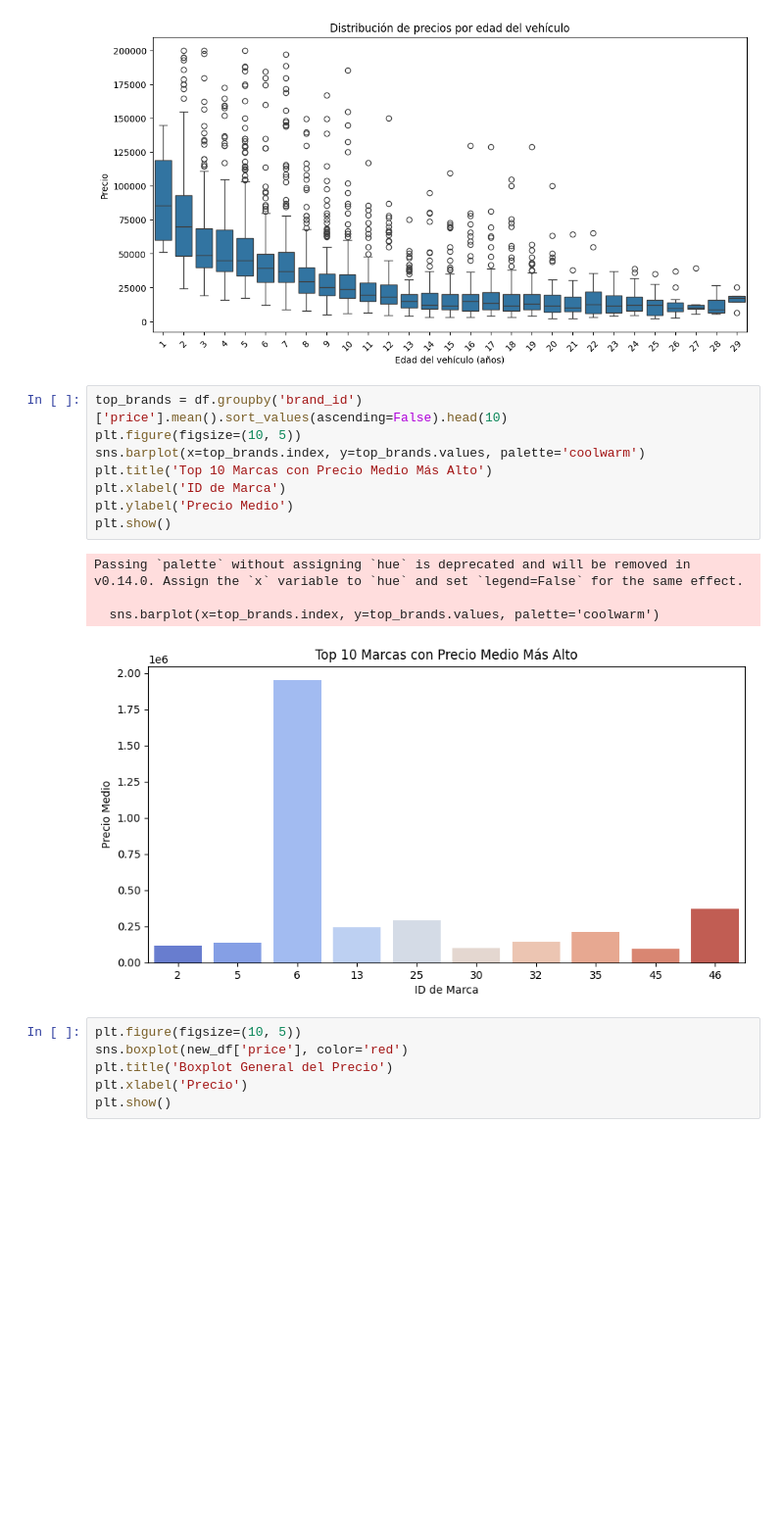
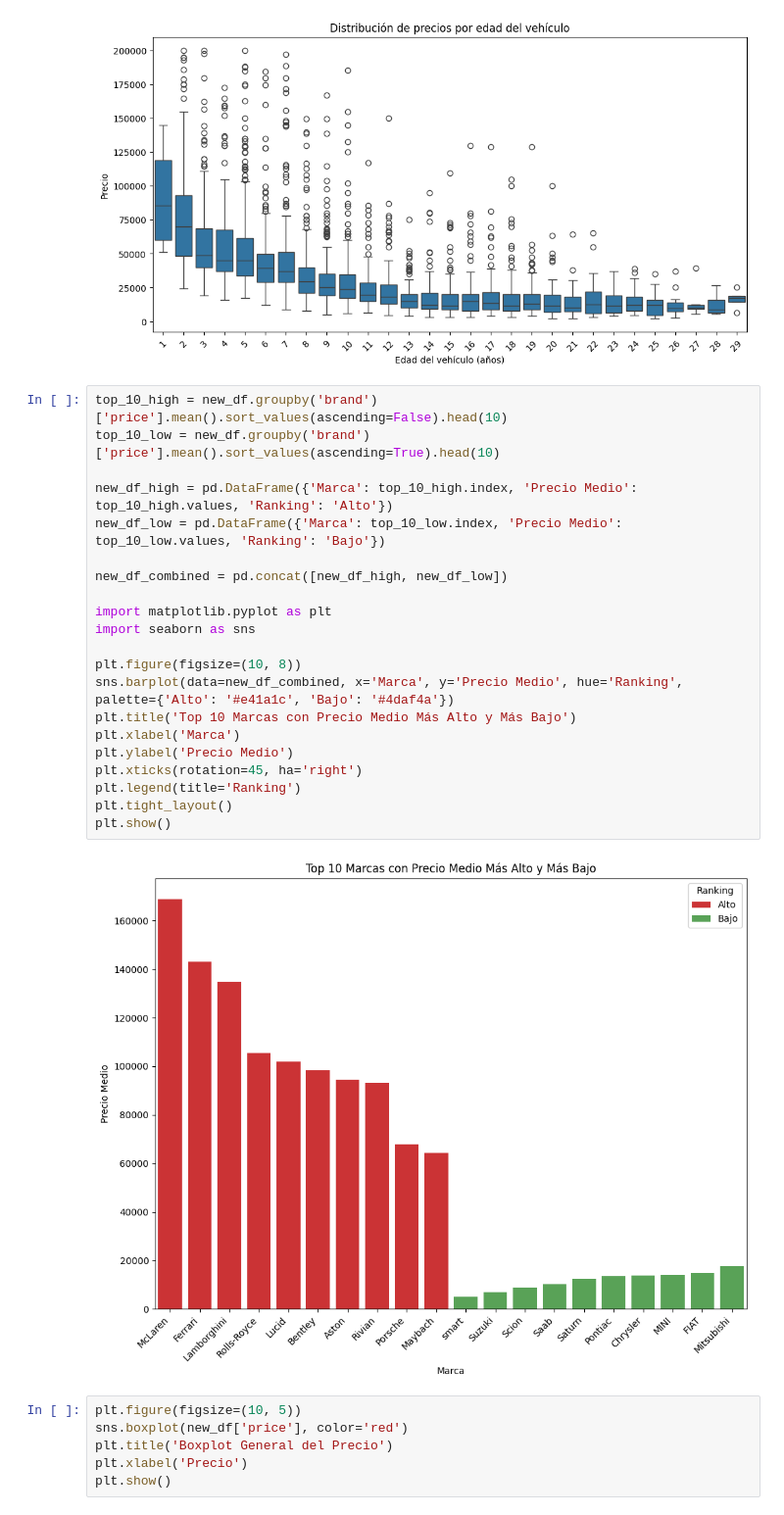
Before and after one commit to mariasuescum/Regression-of-Used-Car-Prices-Project, a Jupyter notebook: used-cars.ipynb, the cells around one changed output. Shown at 98% size. Drawn from its saved outputs; the diff is of its cells as text; blank space fills up the shorter version.

```diff
--- a/used-cars.ipynb
+++ b/used-cars.ipynb
@@ -739,19 +739,29 @@ plt.xticks(rotation=45)
 plt.show()
 # %% [output]
 [figure]
-# %%
-top_brands = df.groupby('brand_id')['price'].mean().sort_values(ascending=False).head(10)
-plt.figure(figsize=(10, 5))
-sns.barplot(x=top_brands.index, y=top_brands.values, palette='coolwarm')
-plt.title('Top 10 Marcas con Precio Medio Más Alto')
-plt.xlabel('ID de Marca')
-plt.ylabel('Precio Medio')
-plt.show()
-# %% [output]
-Passing `palette` without assigning `hue` is deprecated and will be removed in v0.14.0. Assign the `x` variable to `hue` and set `legend=False` for the same effect.
-
-  sns.barplot(x=top_brands.index, y=top_brands.values, palette='coolwarm')
-[figure, removed]
+# %%
+top_10_high = new_df.groupby('brand')['price'].mean().sort_values(ascending=False).head(10)
+top_10_low = new_df.groupby('brand')['price'].mean().sort_values(ascending=True).head(10)
+
+new_df_high = pd.DataFrame({'Marca': top_10_high.index, 'Precio Medio': top_10_high.values, 'Ranking': 'Alto'})
+new_df_low = pd.DataFrame({'Marca': top_10_low.index, 'Precio Medio': top_10_low.values, 'Ranking': 'Bajo'})
+
+new_df_combined = pd.concat([new_df_high, new_df_low])
+
+import matplotlib.pyplot as plt
+import seaborn as sns
+
+plt.figure(figsize=(10, 8))
+sns.barplot(data=new_df_combined, x='Marca', y='Precio Medio', hue='Ranking', palette={'Alto': '#e41a1c', 'Bajo': '#4daf4a'})
+plt.title('Top 10 Marcas con Precio Medio Más Alto y Más Bajo')
+plt.xlabel('Marca')
+plt.ylabel('Precio Medio')
+plt.xticks(rotation=45, ha='right')
+plt.legend(title='Ranking')
+plt.tight_layout()
+plt.show()
+# %% [output]
+[figure, added]
 # %%
 plt.figure(figsize=(10, 5))
 sns.boxplot(new_df['price'], color='red')
```
Also changed, not shown: parts of 1 cell of this notebook.
